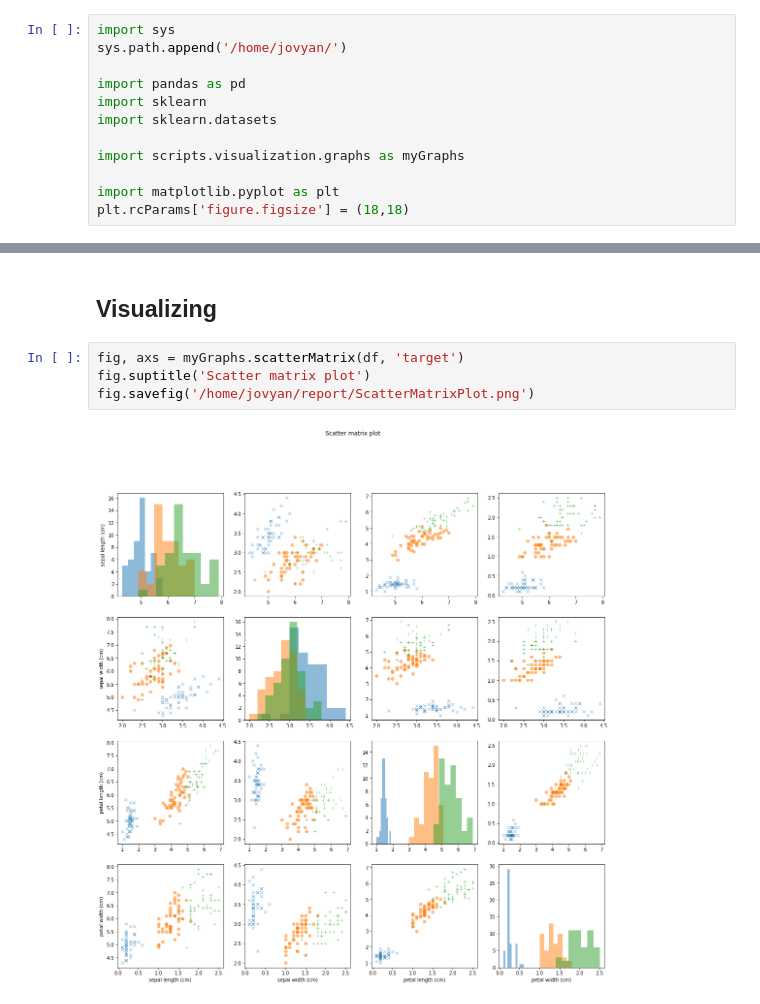
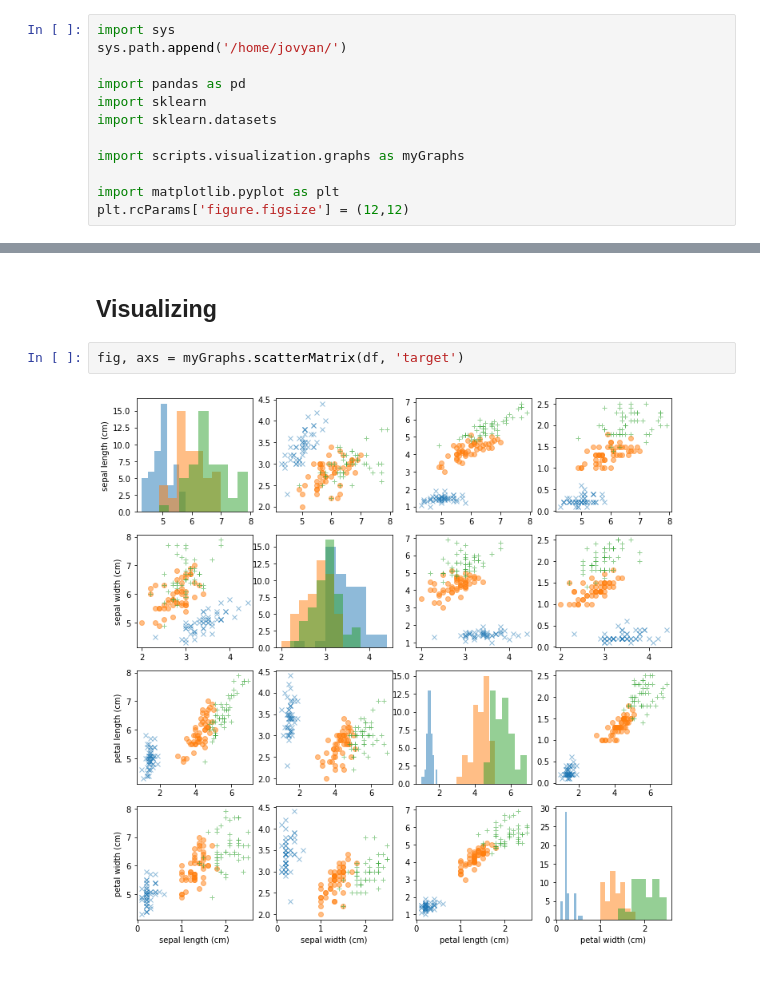
Before and after one commit to cybera/fellowship-iris-example, a Jupyter notebook: notebooks/IrisLoadAndDisplay.ipynb, the cells around one changed output, grey strips where cells are left out. Drawn from its saved outputs; the diff is of its cells as text.

```diff
--- a/notebooks/IrisLoadAndDisplay.ipynb
+++ b/notebooks/IrisLoadAndDisplay.ipynb
@@ -13,7 +13,7 @@ import sklearn.datasets
 import scripts.visualization.graphs as myGraphs
 
 import matplotlib.pyplot as plt
-plt.rcParams['figure.figsize'] = (18,18)
+plt.rcParams['figure.figsize'] = (12,12)
 # %%
 data = sklearn.datasets.load_iris(as_frame=True)
 # %%
@@ -34,7 +34,5 @@ df.head()
 ## Visualizing
 # %%
 fig, axs = myGraphs.scatterMatrix(df, 'target')
-fig.suptitle('Scatter matrix plot')
-fig.savefig('/home/jovyan/report/ScatterMatrixPlot.png')
 # %% [output]
-[figure, old version]
+[figure, new version]
```
